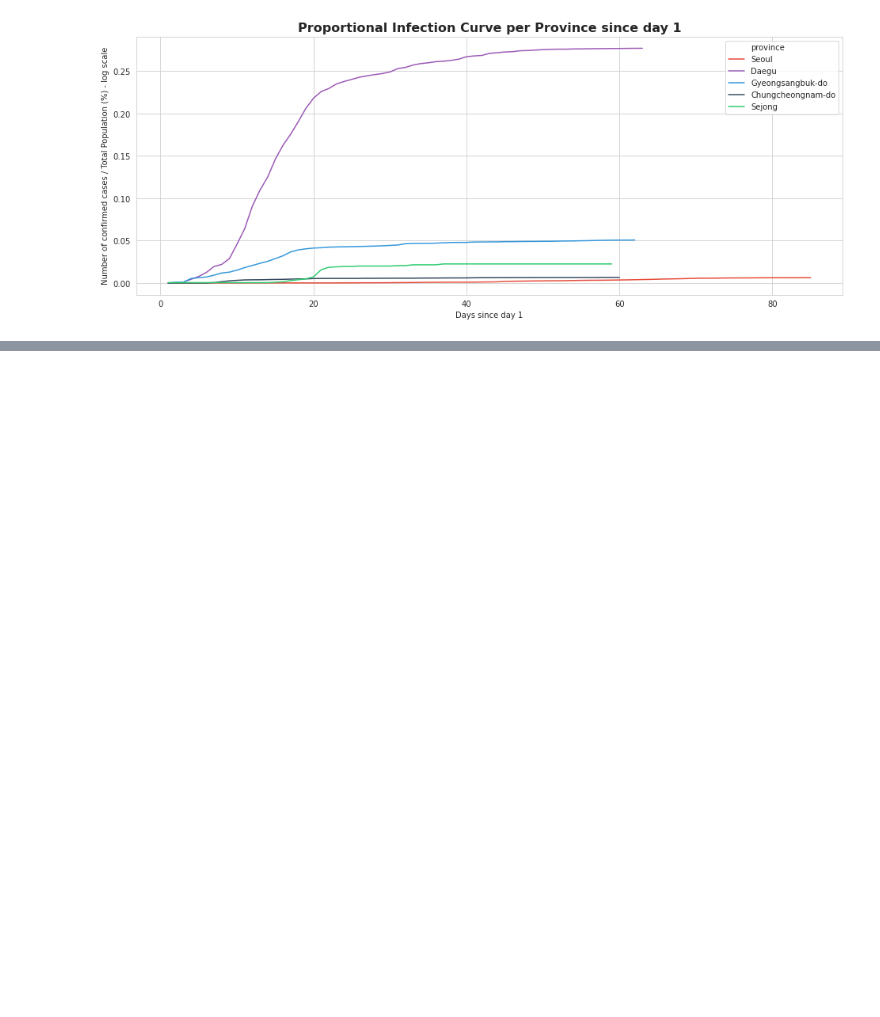
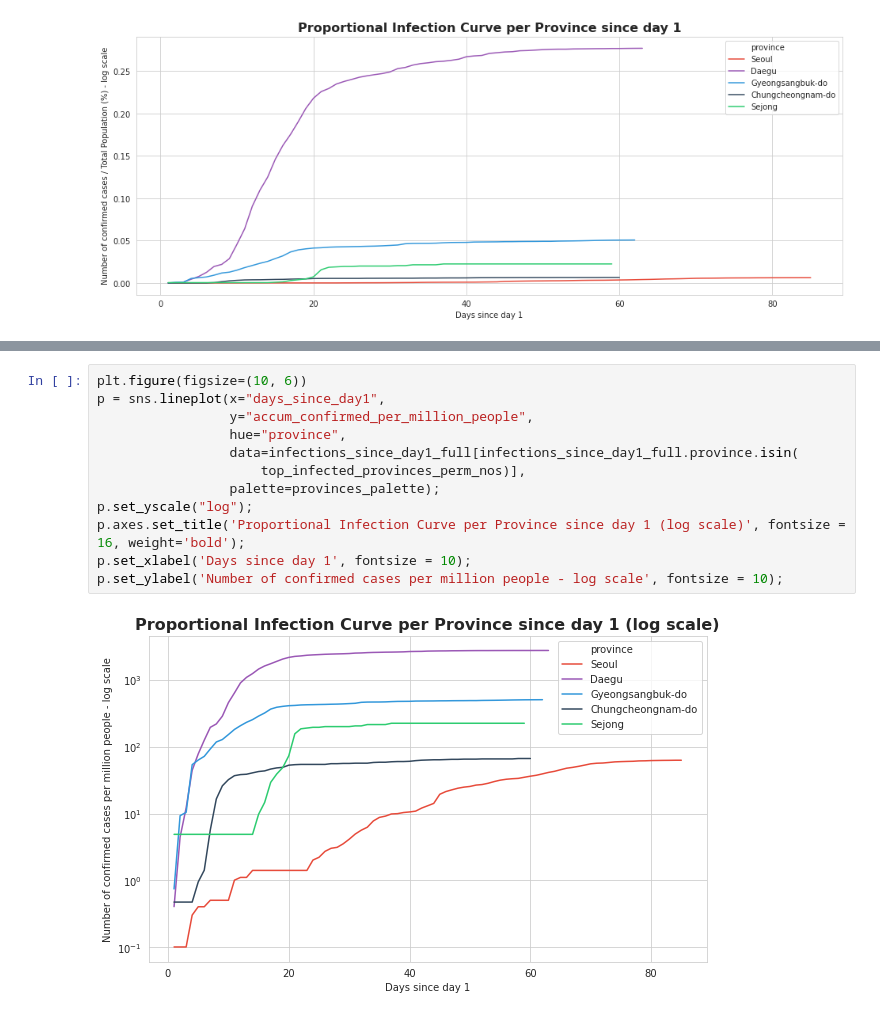
Before and after one commit to tarcisobraz/covid19-skorea, a Jupyter notebook: code/final-notebooks/q1-infections-province-time.ipynb, the cells around one changed output, grey strips where cells are left out. Drawn from its saved outputs; the diff is of its cells as text; blank space fills up the shorter version.

```diff
--- a/code/final-notebooks/q1-infections-province-time.ipynb
+++ b/code/final-notebooks/q1-infections-province-time.ipynb
@@ -313,0 +323,14 @@ p.set_ylabel('Number of confirmed cases per million people - log scale', fontsiz
+# %%
+plt.figure(figsize=(10, 6))
+p = sns.lineplot(x="days_since_day1",
+                 y="accum_confirmed_per_million_people",
+                 hue="province",
+                 data=infections_since_day1_full[infections_since_day1_full.province.isin(
+                     top_infected_provinces_perm_nos)],
+                 palette=provinces_palette);
+p.set_yscale("log");
+p.axes.set_title('Proportional Infection Curve per Province since day 1 (log scale)', fontsize = 16, weight='bold');
+p.set_xlabel('Days since day 1', fontsize = 10);
+p.set_ylabel('Number of confirmed cases per million people - log scale', fontsize = 10);
+# %% [output]
+[figure, added]
```
Also changed, not shown: parts of 4 cells of this notebook.
